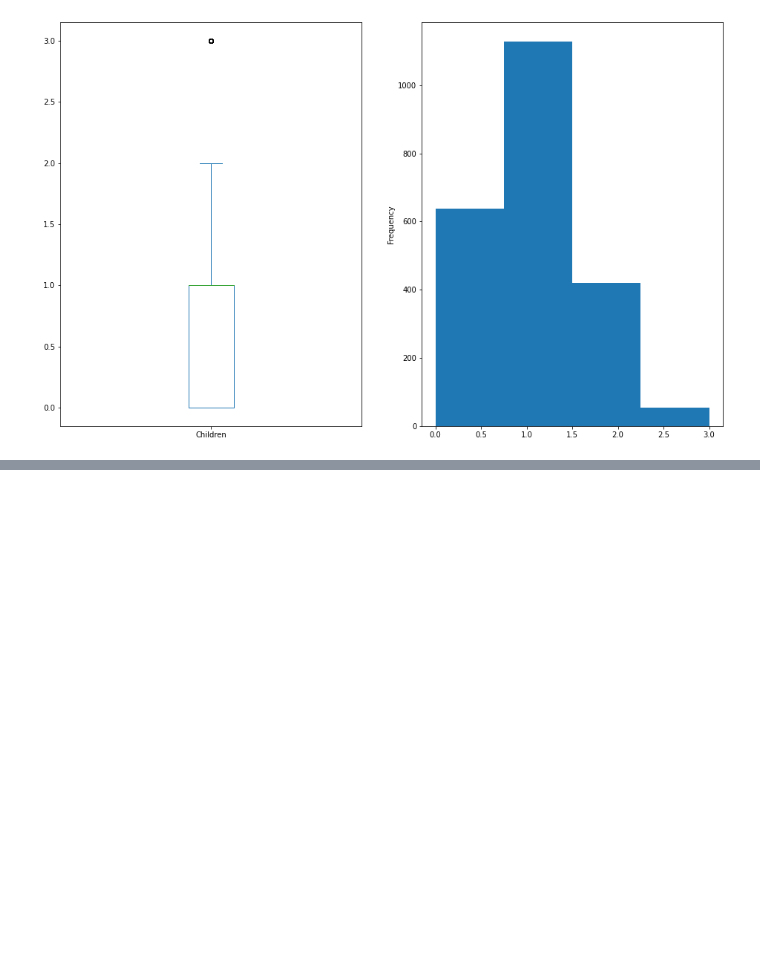
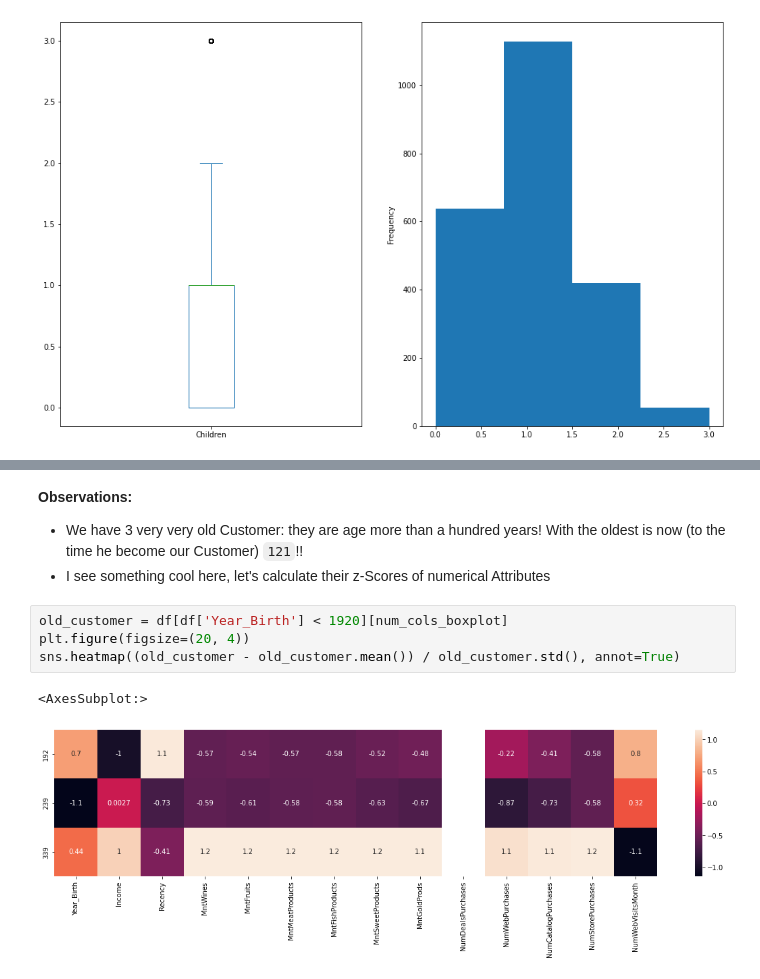
Before and after one commit to tannd-ds/ds-practice, a Jupyter notebook: General/customer-personality-analysis/Customer Personality Analysis.ipynb, the cells around one changed output, grey strips where cells are left out. Drawn from its saved outputs; the diff is of its cells as text; blank space fills up the shorter version.

Commit message:
11/10/21 customer-personality-analysis - Aged Outliers Analysis

```diff
--- a/General/customer-personality-analysis/Customer Personality Analysis.ipynb
+++ b/General/customer-personality-analysis/Customer Personality Analysis.ipynb
@@ -320,0 +358,11 @@ df['Children'].plot(kind='hist', bins=4, ax=hist_ax)
+# %% [markdown]
+**Observations:**
+- We have 3 very very old Customer: they are age more than a hundred years! With the oldest is now (to the time he become our Customer) `121`!!
+- I see something cool here, let's calculate their z-Scores of numerical Attributes
+# %%
+old_customer = df[df['Year_Birth'] < 1920][num_cols_boxplot]
+plt.figure(figsize=(20, 4))
+sns.heatmap((old_customer - old_customer.mean()) / old_customer.std(), annot=True)
+# %% [output]
+<AxesSubplot:>
+[figure, added]
```
Also changed, not shown: parts of 6 cells of this notebook, 1 other file.
